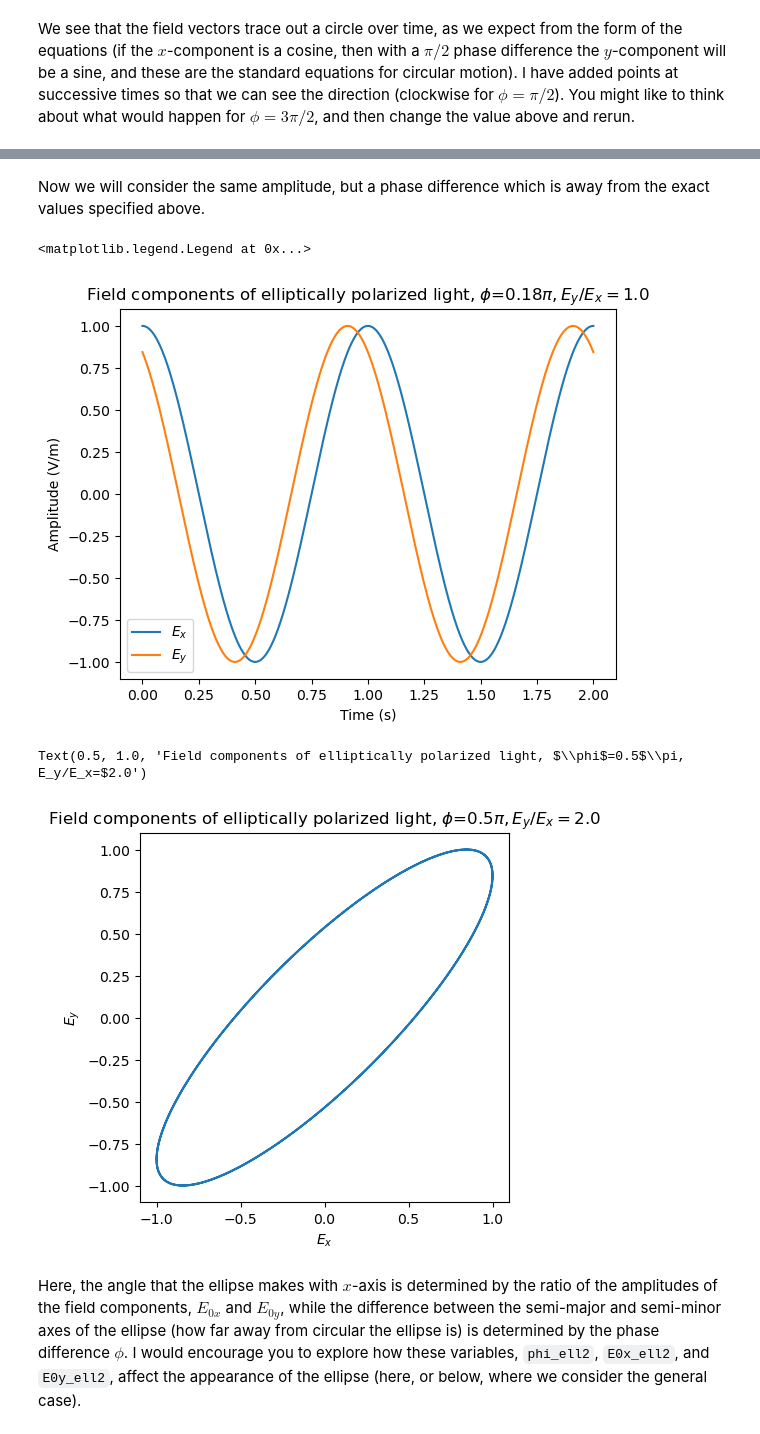
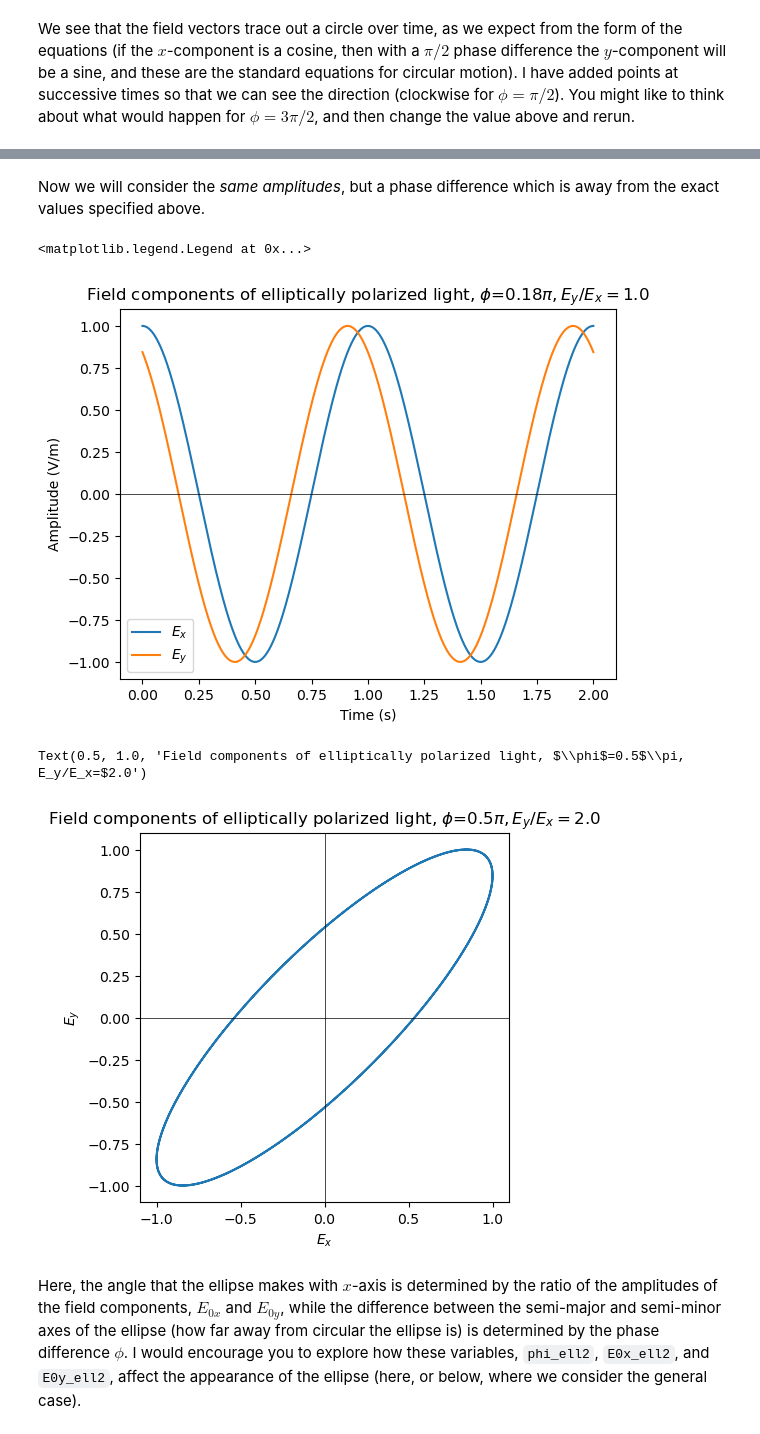
Before and after one commit to davidbowler/EMNotebooks, a Jupyter notebook: PolarisationOfLight.ipynb, the cells around one changed output, grey strips where cells are left out. Drawn from its saved outputs; the diff is of its cells as text; code cells hidden in the pictures.

```diff
--- a/PolarisationOfLight.ipynb
+++ b/PolarisationOfLight.ipynb
@@ -139,5 +157,5 @@ Text(0.5, 1.0, 'Field components for elliptically polarized light, $\\phi$=0.5$\
 # %% [markdown]
-Now we will consider the same amplitude, but a phase difference which is away from the exact values specified above.
+Now we will consider the *same amplitudes*, but a phase difference which is away from the exact values specified above.
 # %%
 phi_ell2 = 0.18*np.pi # No real significance to the factor; just not 0, 0.5, 1.0 or 1.5
 phi_x_ell2 = 0
@@ -150,20 +168,23 @@ plt.plot(time,Ex_ell2,label=r'$E_{x}$')
 plt.plot(time,Ey_ell2,label=r'$E_{y}$')
 plt.xlabel("Time (s)")
 plt.ylabel("Amplitude (V/m)")
+plt.axhline(c='k',lw=0.5)
 plt.title(f'Field components of elliptically polarized light, $\phi$={phi_ell2/np.pi}$\pi, E_y/E_x=${E0y_ell2/E0x_ell2}') #', $E_x\ne E_y$')
 plt.legend()
 # %% [output]
 <matplotlib.legend.Legend at 0x...>
-[figure, old version]
+[figure, new version]
 # %%
 plt.plot(Ex_ell2,Ey_ell2)
 plt.axis('scaled')
 plt.xlabel(r'$E_x$')
 plt.ylabel(r'$E_y$')
+plt.axhline(c='k',lw=0.5)
+plt.axvline(c='k',lw=0.5)
 plt.title(f'Field components of elliptically polarized light, $\phi$={phi_ell1/np.pi}$\pi, E_y/E_x=${E0y_ell1/E0x_ell1}') #', $E_x\ne E_y$')
 # %% [output]
 Text(0.5, 1.0, 'Field components of elliptically polarized light, $\\phi$=0.5$\\pi, E_y/E_x=$2.0')
-[figure, old version]
+[figure, new version]
 # %% [markdown]
 Here, the angle that the ellipse makes with $x$-axis is determined by the ratio of the amplitudes of the field components, $E_{0x}$ and $E_{0y}$, while the difference between the semi-major and semi-minor axes of the ellipse (how far away from circular the ellipse is) is determined by the phase difference $\phi$.  I would encourage you to explore how these variables, `phi_ell2`, `E0x_ell2`, and `E0y_ell2`, affect the appearance of the ellipse (here, or below, where we consider the general case).
 # %% [markdown]
```
Also changed, not shown: parts of 10 cells of this notebook, 1 other file.
